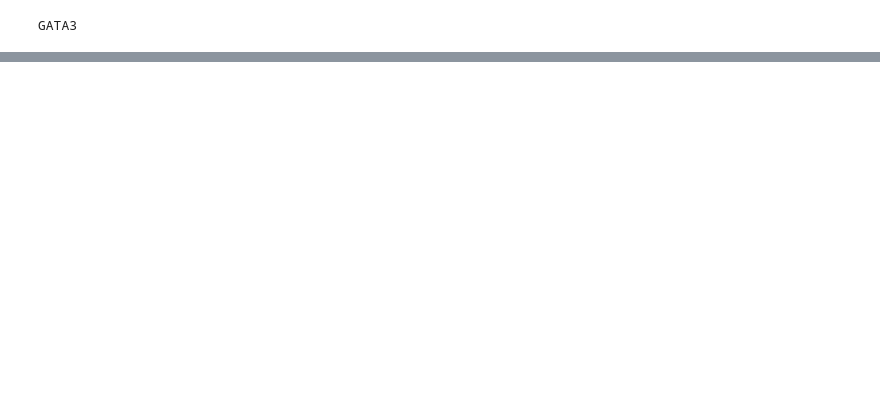
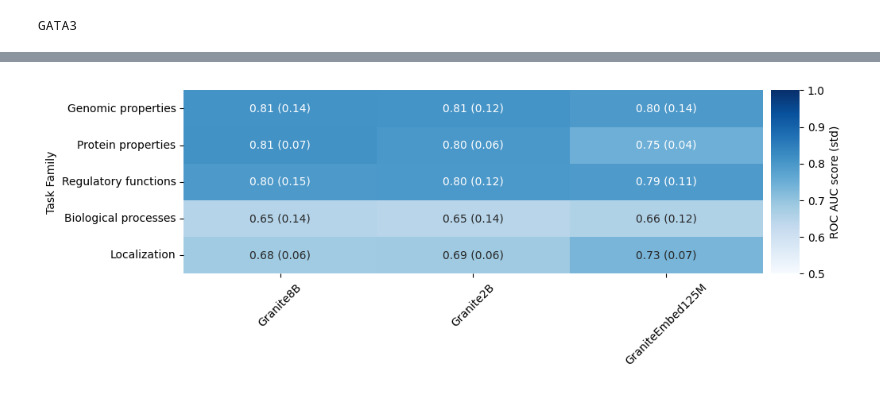
Before and after one commit to BiomedSciAI/gene-benchmark, a Jupyter notebook: notebooks/Granite_for_gene_properties.ipynb, the cells around one changed output, grey strips where cells are left out. Drawn from its saved outputs; the diff is of its cells as text; code cells hidden in the pictures; blank space fills up the shorter version.

Commit message:
modified Granite notebook for gene properties

```diff
--- a/notebooks/Granite_for_gene_properties.ipynb
+++ b/notebooks/Granite_for_gene_properties.ipynb
@@ -63,0 +84,5 @@ task.summary()
+# %%
+image = Image.open("./granite_files/overall.png")
+display(image)
+# %% [output]
+[figure, added]
```
Also changed, not shown: parts of 17 cells of this notebook.
